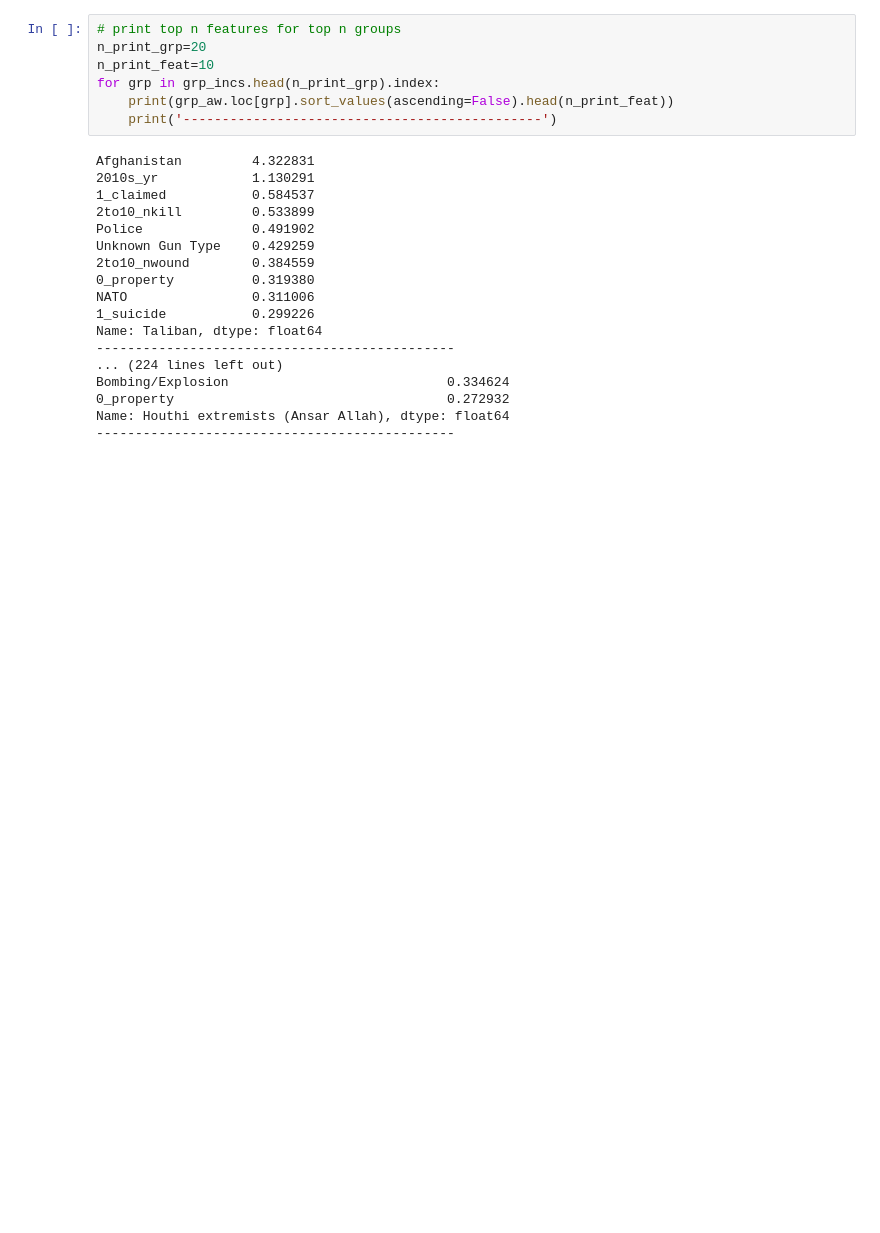
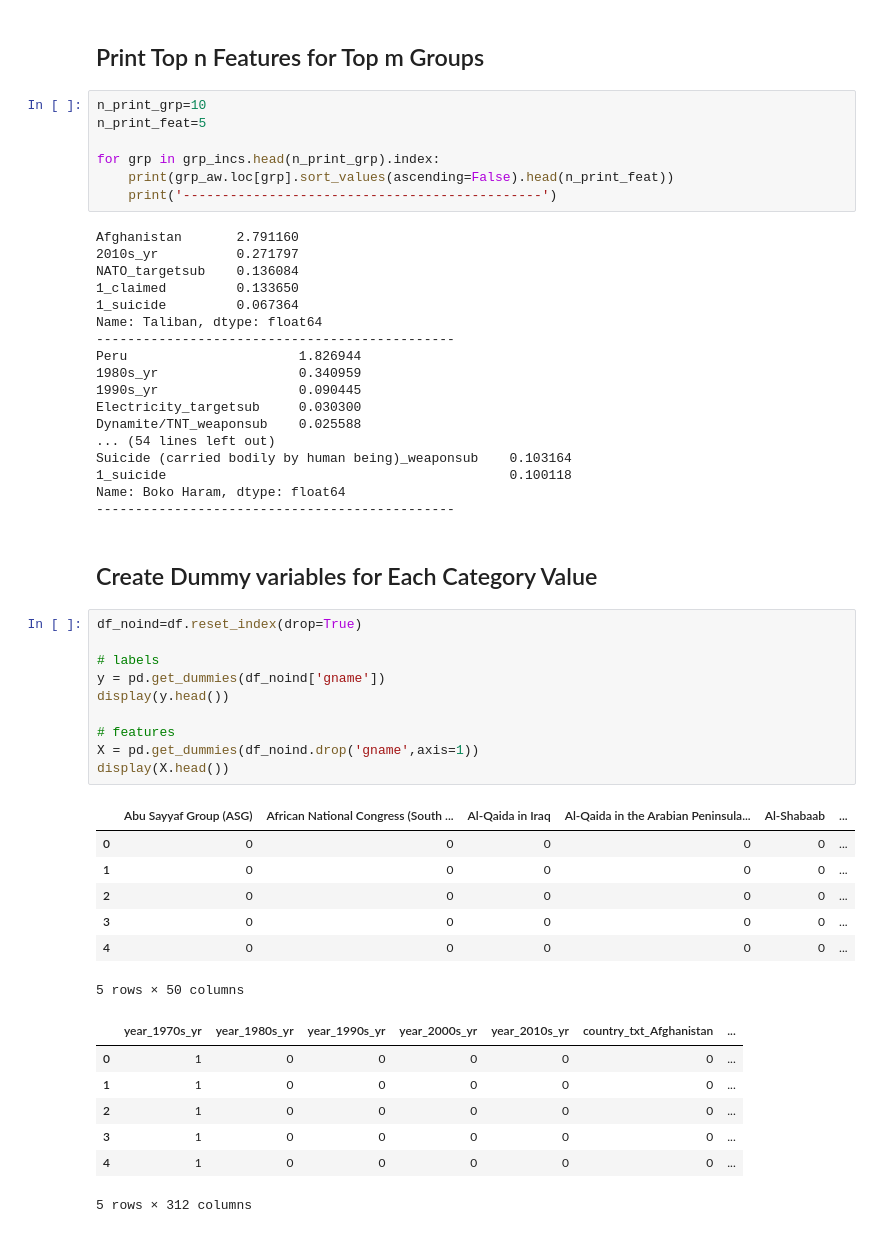
Before and after one commit to jack89roberts/GTD, a Jupyter notebook: GTD_GrpFeatures.ipynb, the cells around one changed output. Saved outputs shown, nothing was run; the diff lists cells and outputs as text; blank space fills up the shorter version.

```diff
--- a/GTD_GrpFeatures.ipynb
+++ b/GTD_GrpFeatures.ipynb
@@ -165,25 +204,54 @@ for key, w_col in grp_weights.items():
+# %% [markdown]
+## Print Top n Features for Top m Groups
 # %%
-# print top n features for top n groups
-n_print_grp=20
-n_print_feat=10
+n_print_grp=10
+n_print_feat=5
+
 for grp in grp_incs.head(n_print_grp).index:
     print(grp_aw.loc[grp].sort_values(ascending=False).head(n_print_feat))
     print('----------------------------------------------')
 # %% [output]
-Afghanistan         4.322831
-2010s_yr            1.130291
-1_claimed           0.584537
-2to10_nkill         0.533899
-Police              0.491902
-Unknown Gun Type    0.429259
-2to10_nwound        0.384559
-0_property          0.319380
-NATO                0.311006
-1_suicide           0.299226
+Afghanistan       2.791160
+2010s_yr          0.271797
+NATO_targetsub    0.136084
+1_claimed         0.133650
+1_suicide         0.067364
 Name: Taliban, dtype: float64
 ----------------------------------------------
-... (224 lines left out)
-Bombing/Explosion                            0.334624
-0_property                                   0.272932
-Name: Houthi extremists (Ansar Allah), dtype: float64
+Peru                      1.826944
+1980s_yr                  0.340959
+1990s_yr                  0.090445
+Electricity_targetsub     0.030300
+Dynamite/TNT_weaponsub    0.025588
+... (54 lines left out)
+Suicide (carried bodily by human being)_weaponsub    0.103164
+1_suicide                                            0.100118
+Name: Boko Haram, dtype: float64
 ----------------------------------------------
+# %% [markdown]
+## Create Dummy variables for Each Category Value
+# %%
+df_noind=df.reset_index(drop=True)
+
+# labels
+y = pd.get_dummies(df_noind['gname'])
+display(y.head())
+
+# features
+X = pd.get_dummies(df_noind.drop('gname',axis=1))
+display(X.head())
+# %% [output]
+|  | Abu Sayyaf Group (ASG) | African National Congress (South ... | Al-Qaida in Iraq | Al-Qaida in the Arabian Peninsula... | Al-Shabaab | ... |
+| 0 | 0 | 0 | 0 | 0 | 0 | ... |
+| 1 | 0 | 0 | 0 | 0 | 0 | ... |
+| 2 | 0 | 0 | 0 | 0 | 0 | ... |
+| 3 | 0 | 0 | 0 | 0 | 0 | ... |
+| 4 | 0 | 0 | 0 | 0 | 0 | ... |
+5 rows × 50 columns
+|  | year_1970s_yr | year_1980s_yr | year_1990s_yr | year_2000s_yr | year_2010s_yr | country_txt_Afghanistan | ... |
+| 0 | 1 | 0 | 0 | 0 | 0 | 0 | ... |
+| 1 | 1 | 0 | 0 | 0 | 0 | 0 | ... |
+| 2 | 1 | 0 | 0 | 0 | 0 | 0 | ... |
+| 3 | 1 | 0 | 0 | 0 | 0 | 0 | ... |
+| 4 | 1 | 0 | 0 | 0 | 0 | 0 | ... |
+5 rows × 312 columns
```
Also changed, not shown: parts of 19 cells of this notebook.
